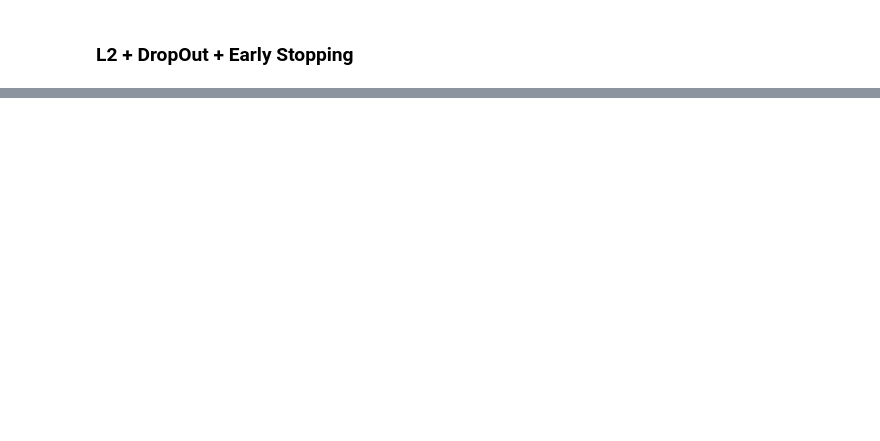
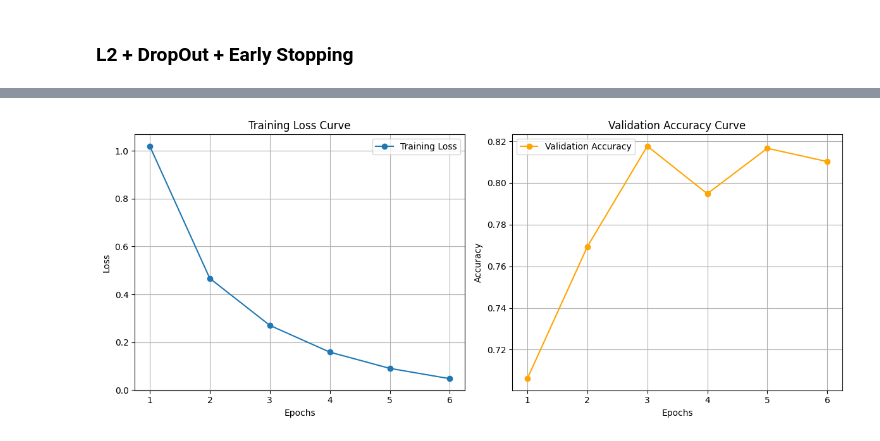
Before and after one commit to CLinnSheng/SC4002, a Jupyter notebook: part2.ipynb, the cells around one changed output, grey strips where cells are left out. Drawn from its saved outputs; the diff is of its cells as text; code cells hidden in the pictures; blank space fills up the shorter version.

```diff
--- a/part2.ipynb
+++ b/part2.ipynb
@@ -522,0 +468,20 @@ LOCAL_RANK: 0 - CUDA_VISIBLE_DEVICES: [0]
+# %%
+rnn_model = RNN(
+    embedding_matrix=embedding_matrix,
+    hidden_dim=128,
+    num_layers=2,
+    sentence_representation_type="max",
+    output_dim=6,
+    freeze_embedding=False,
+)
+model = RNNClassifier(rnn_model, lr=0.001, optimizer_name="RMSprop", show_progress=True)
+
+trainer = L.Trainer(
+    max_epochs=25,
+    callbacks=callbacks,
+    accelerator="auto",
+    devices="auto",
+    gradient_clip_val=1.0,
+)
+
+trainer.fit(model, train_dataloaders=train_dataloader, val_dataloaders=valid_dataloader)
@@ -522,0 +505,28 @@ LOCAL_RANK: 0 - CUDA_VISIBLE_DEVICES: [0]
+# %%
+# After training, plot the curves
+epochs = list(range(1, len(model.train_epoch_losses) + 1))
+
+plt.figure(figsize=(12, 5))
+
+# Plot training loss
+plt.subplot(1, 2, 1)
+plt.plot(epochs, model.train_epoch_losses, label='Training Loss', marker='o')
+plt.xlabel('Epochs')
+plt.ylabel('Loss')
+plt.title('Training Loss Curve')
+plt.legend()
+plt.grid(True)
+
+# Plot validation accuracy
+plt.subplot(1, 2, 2)
+plt.plot(epochs, model.val_epoch_accs, label='Validation Accuracy', marker='o', color='orange')
+plt.xlabel('Epochs')
+plt.ylabel('Accuracy')
+plt.title('Validation Accuracy Curve')
+plt.legend()
+plt.grid(True)
+
+plt.tight_layout()
+plt.show()
+# %% [output]
+[figure, added]
```
Also changed, not shown: parts of 44 cells of this notebook, 6 other files.
